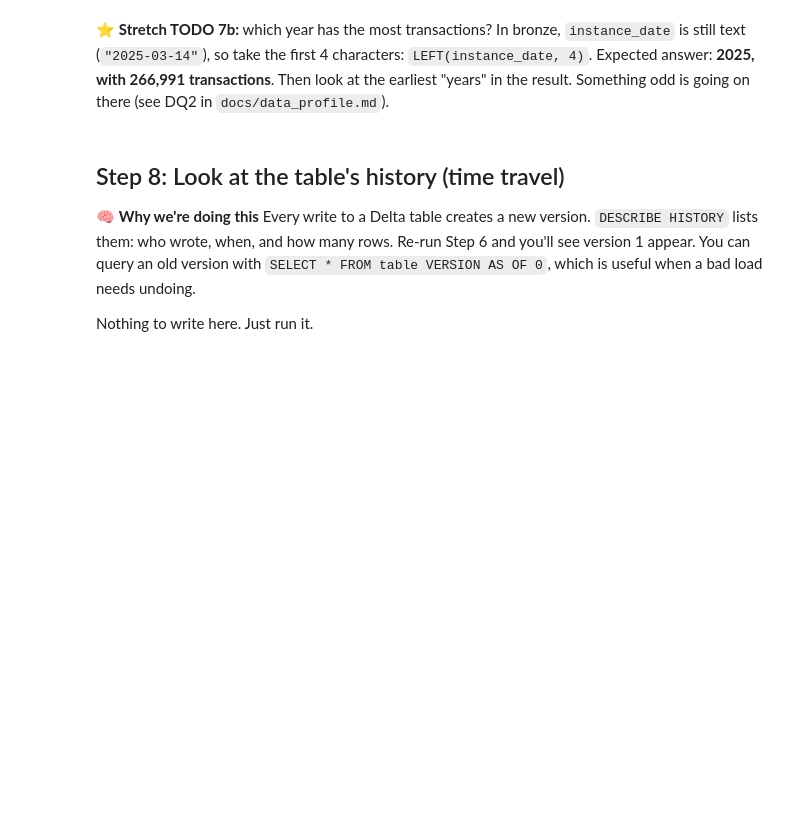
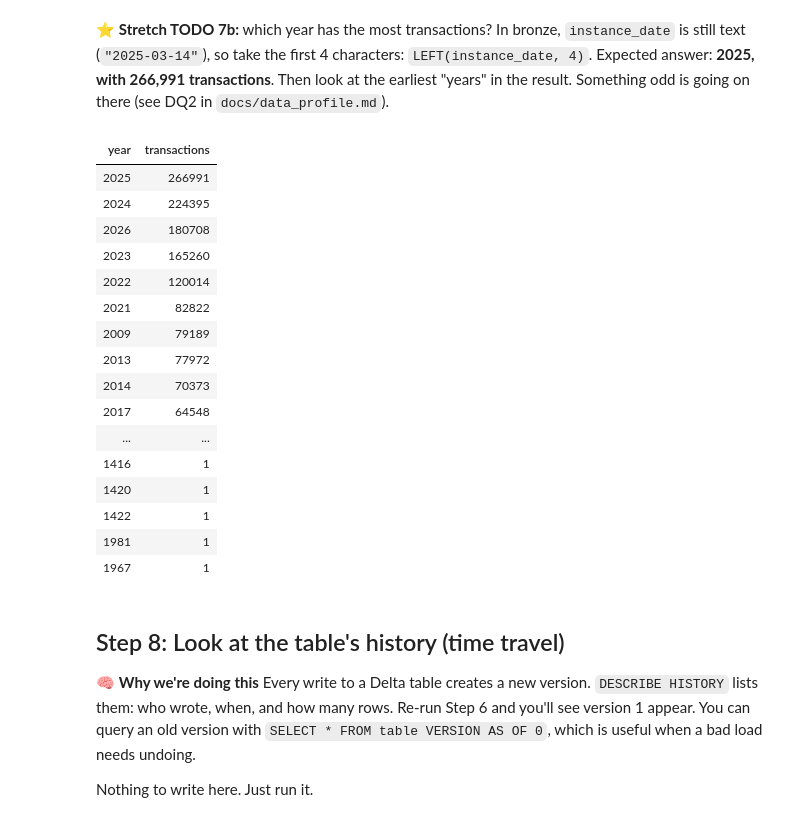
Before and after one commit to marzrodie/Dubai_Real_Estate_Analytics, a Jupyter notebook: databricks/01_bronze_ingest.ipynb, the cells around one changed output. Saved outputs shown, nothing was run; the diff lists cells and outputs as text; code cells hidden in the pictures; blank space fills up the shorter version.

```diff
--- a/databricks/01_bronze_ingest.ipynb
+++ b/databricks/01_bronze_ingest.ipynb
@@ -240,7 +292,29 @@ Expected answer: **2025, with 266,991 transactions**. Then look at the earliest
 # %%
 %sql
 -- Stretch TODO 7b: transactions per year, most first
-___
+SELECT LEFT(instance_date, 4) AS year,
+        COUNT(*) AS transactions
+FROM workspace.dubai_re.bronze_transactions
+GROUP BY year
+ORDER BY transactions DESC
+# %% [output]
+| year | transactions |
+| 2025 | 266991 |
+| 2024 | 224395 |
+| 2026 | 180708 |
+| 2023 | 165260 |
+| 2022 | 120014 |
+| 2021 | 82822 |
+| 2009 | 79189 |
+| 2013 | 77972 |
+| 2014 | 70373 |
+| 2017 | 64548 |
+| ... | ... |
+| 1416 | 1 |
+| 1420 | 1 |
+| 1422 | 1 |
+| 1981 | 1 |
+| 1967 | 1 |
 # %% [markdown]
 ## Step 8: Look at the table's history (time travel)
 
```
Also changed, not shown: parts of 11 cells of this notebook.
